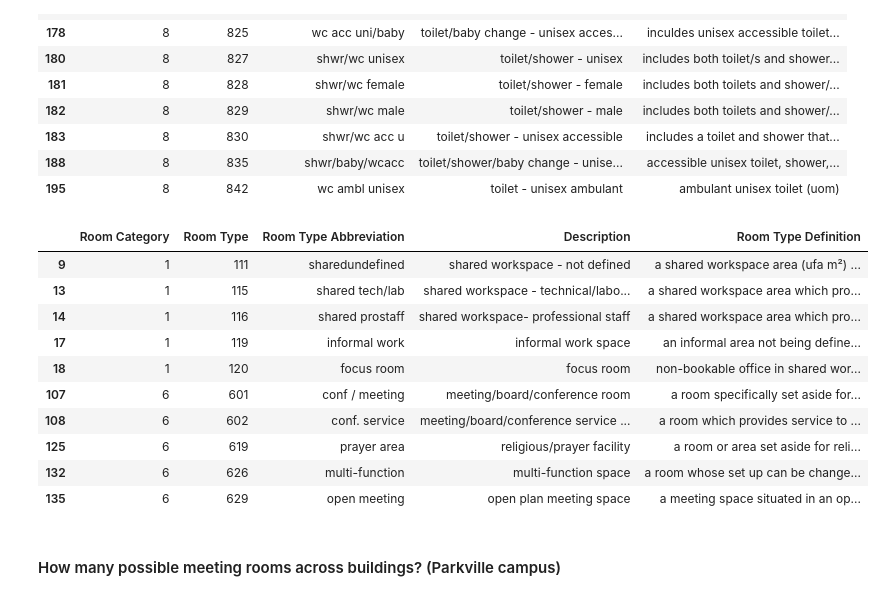
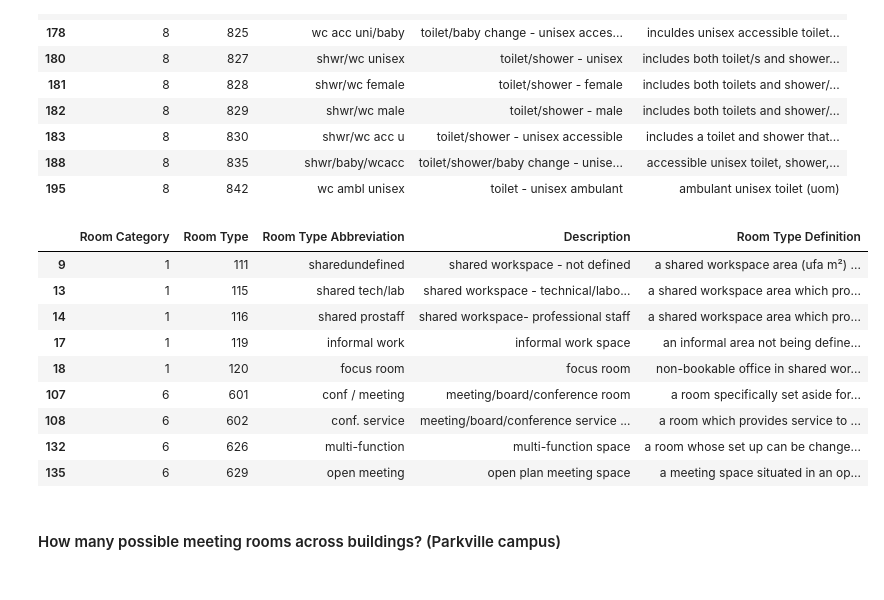
Before and after one commit to abhinavcreed13/project-space-optimisation-group-3, a Jupyter notebook: notebooks/exploratory-data-analysis.ipynb, the cells around one changed output. Drawn from its saved outputs; the diff is of its cells as text; code cells hidden in the pictures.

```diff
--- a/notebooks/exploratory-data-analysis.ipynb
+++ b/notebooks/exploratory-data-analysis.ipynb
@@ -399,19 +403,18 @@ possible_rooms
 # %%
 # search for rooms with keyword - meeting
 possible_rooms = rm_category_type_df[rm_category_type_df['Room Type Definition'].str.contains("meeting|workspace")]
 meeting_room_types = possible_rooms['Room Type'].tolist()
 meeting_room_types.remove('619')
-possible_rooms
+possible_rooms[possible_rooms['Room Type']!='619']
 # %% [output]
 |  | Room Category | Room Type | Room Type Abbreviation | Description | Room Type Definition |
 | 9 | 1 | 111 | sharedundefined | shared workspace - not defined | a shared workspace area (ufa m²) ... |
 | 13 | 1 | 115 | shared tech/lab | shared workspace - technical/labo... | a shared workspace area which pro... |
 | 14 | 1 | 116 | shared prostaff | shared workspace- professional staff | a shared workspace area which pro... |
 | 17 | 1 | 119 | informal work | informal work space | an informal area not being define... |
 | 18 | 1 | 120 | focus room | focus room | non-bookable office in shared wor... |
 | 107 | 6 | 601 | conf / meeting | meeting/board/conference room | a room specifically set aside for... |
 | 108 | 6 | 602 | conf. service | meeting/board/conference service ... | a room which provides service to ... |
-| 125 | 6 | 619 | prayer area | religious/prayer facility | a room or area set aside for reli... |
 | 132 | 6 | 626 | multi-function | multi-function space | a room whose set up can be change... |
 | 135 | 6 | 629 | open meeting | open plan meeting space | a meeting space situated in an op... |
 # %% [markdown]
```
Also changed, not shown: parts of 21 cells of this notebook.
